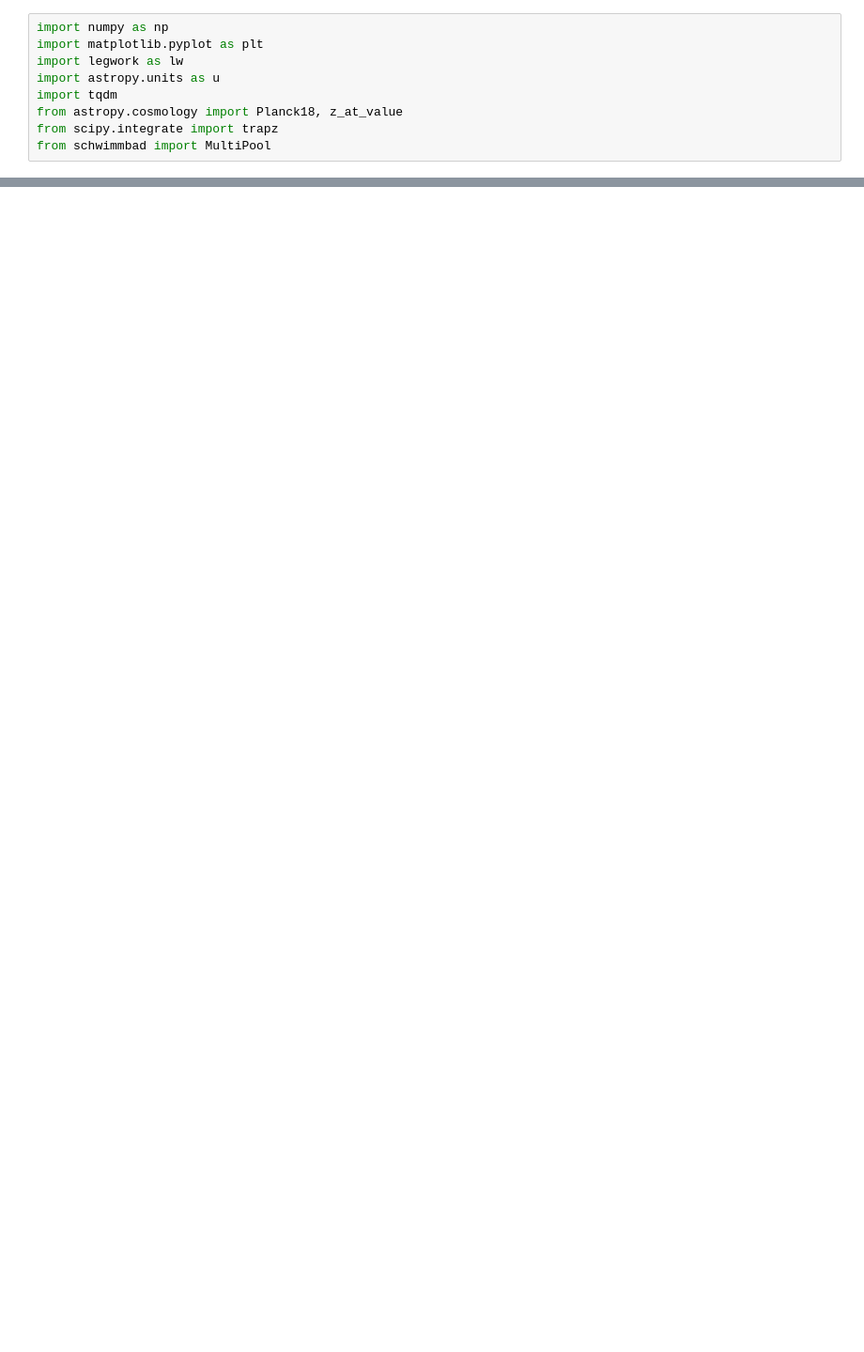
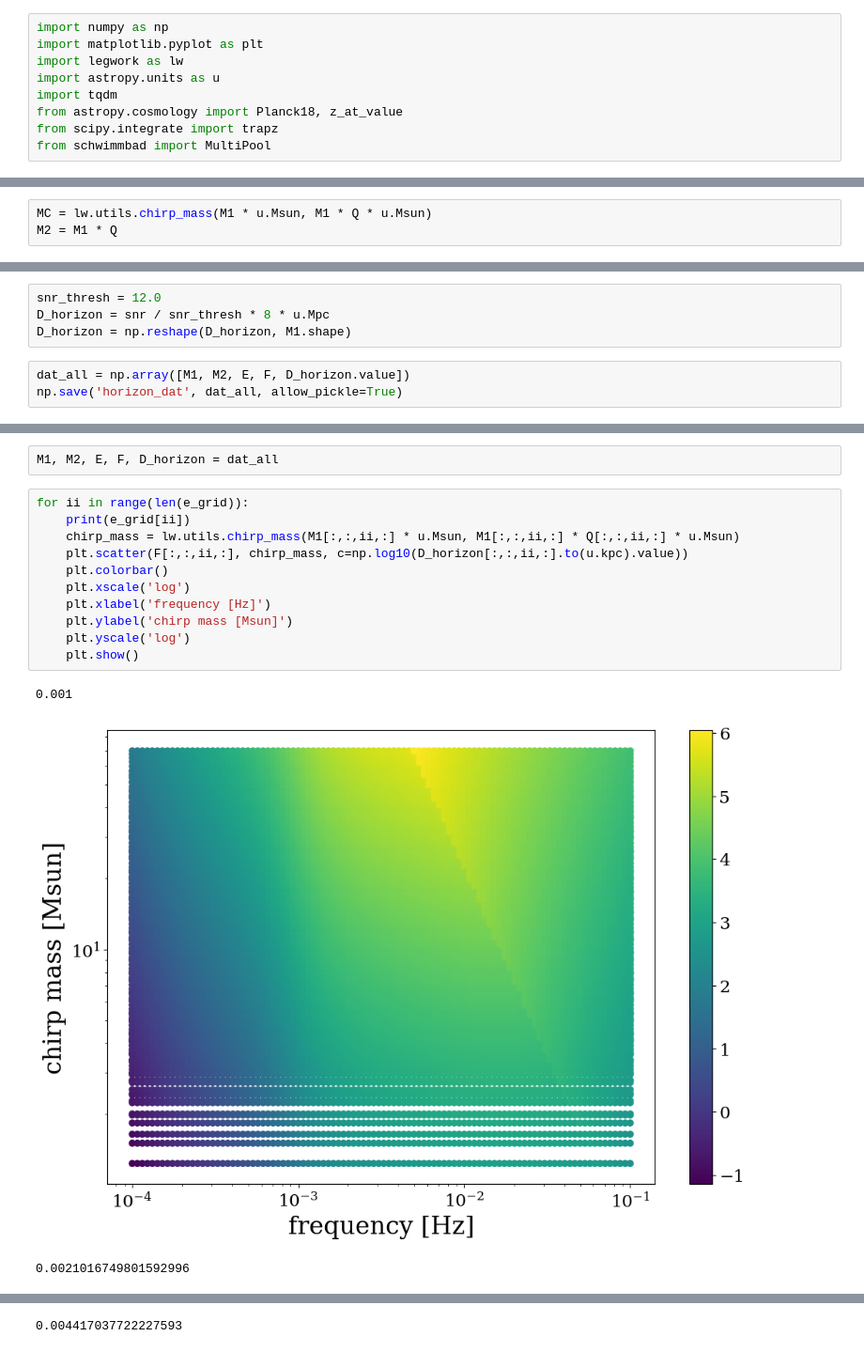
Before and after one commit to katiebreivik/eccentric-catastrophe, a Jupyter notebook: src/scripts/horizon.ipynb, the cells around one changed output, grey strips where cells are left out. Shown at 94% size. Drawn from its saved outputs; the diff is of its cells as text; blank space fills up the shorter version.

Commit message:
add horizon

```diff
--- a/src/scripts/horizon.ipynb
+++ b/src/scripts/horizon.ipynb
@@ -11,0 +17,3 @@ e_grid = np.logspace(-3, np.log10(1-0.01), 50)
+# %%
+MC = lw.utils.chirp_mass(M1 * u.Msun, M1 * Q * u.Msun)
+M2 = M1 * Q
@@ -43,0 +33,7 @@ for e in tqdm.tqdm(e_grid):
+# %%
+snr_thresh = 12.0
+D_horizon = snr / snr_thresh * 8 * u.Mpc
+D_horizon = np.reshape(D_horizon, M1.shape)
+# %%
+dat_all = np.array([M1, M2, E, F, D_horizon.value])
+np.save('horizon_dat', dat_all, allow_pickle=True)
@@ -43,0 +60,17 @@ for e in tqdm.tqdm(e_grid):
+# %%
+M1, M2, E, F, D_horizon = dat_all
+# %%
+for ii in range(len(e_grid)):
+    print(e_grid[ii])
+    chirp_mass = lw.utils.chirp_mass(M1[:,:,ii,:] * u.Msun, M1[:,:,ii,:] * Q[:,:,ii,:] * u.Msun)
+    plt.scatter(F[:,:,ii,:], chirp_mass, c=np.log10(D_horizon[:,:,ii,:].to(u.kpc).value))
+    plt.colorbar()
+    plt.xscale('log')
+    plt.xlabel('frequency [Hz]')
+    plt.ylabel('chirp mass [Msun]')
+    plt.yscale('log')
+    plt.show()
+# %% [output]
+0.001
+[figure, added]
+0.0021016749801592996
@@ -43,0 +78 @@ for e in tqdm.tqdm(e_grid):
+0.004417037722227593
```
Also changed, not shown: parts of 17 cells of this notebook, 3 other files.
